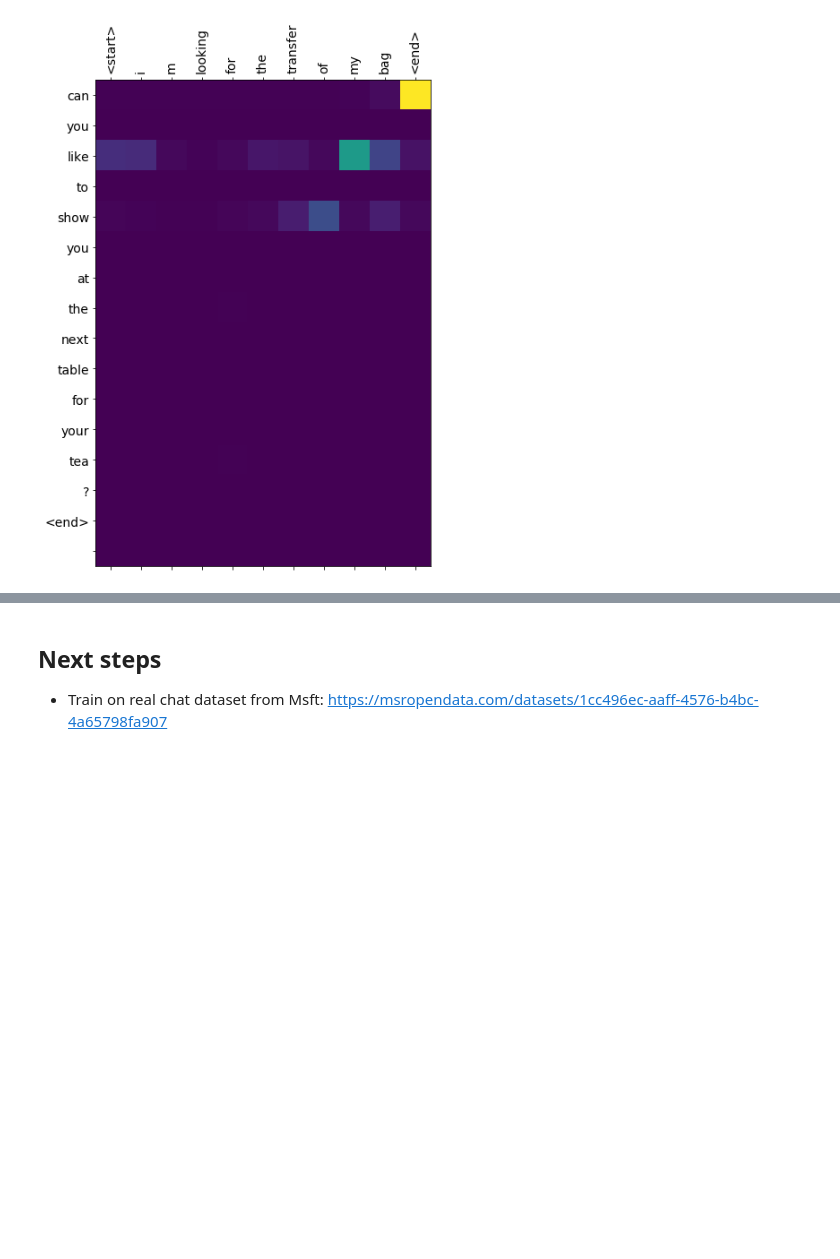
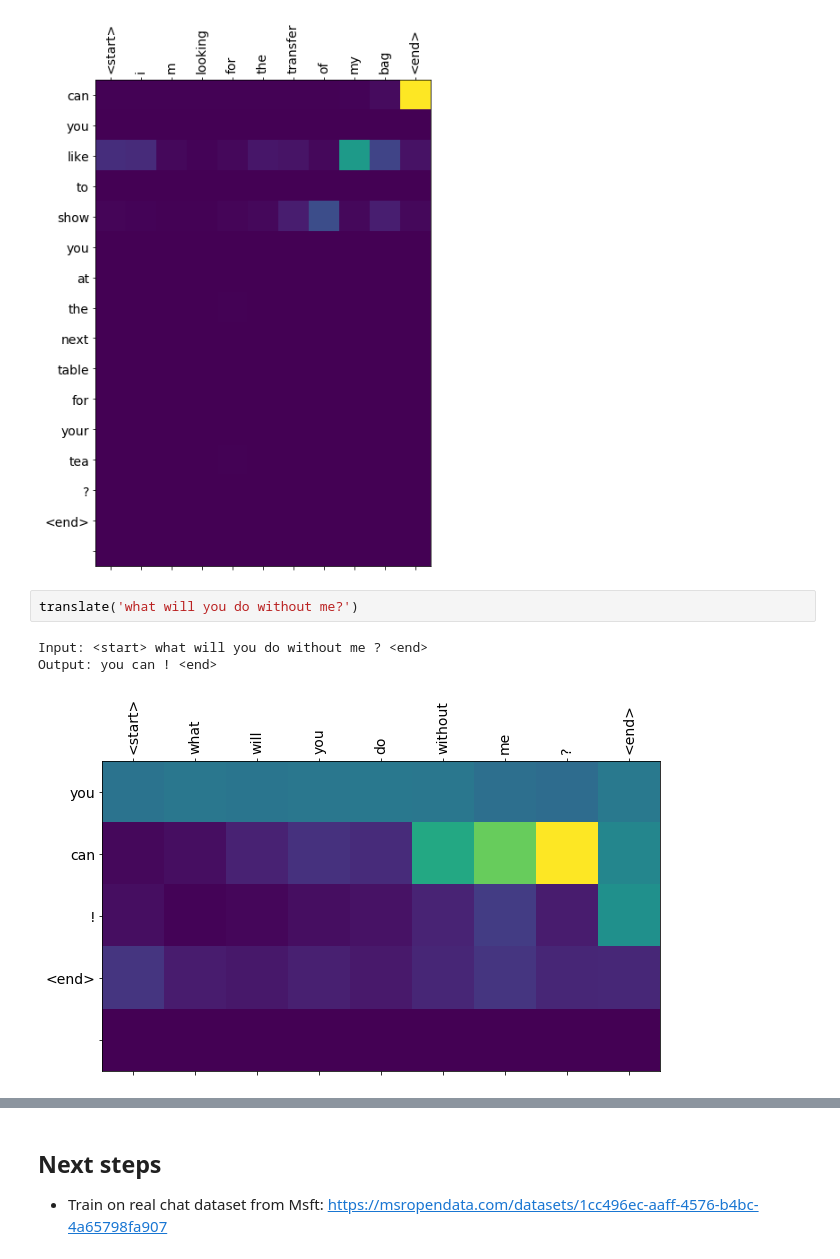
Before and after one commit to kumar-abhishek/handson-ml2, a Jupyter notebook: Chatbot_nmt_with_attention.ipynb, the cells around one changed output, grey strips where cells are left out. Drawn from its saved outputs; the diff is of its cells as text; blank space fills up the shorter version.

```diff
--- a/Chatbot_nmt_with_attention.ipynb
+++ b/Chatbot_nmt_with_attention.ipynb
@@ -664,3 +664,9 @@ translate('i m looking for the transfer of my bag ')
 Input: <start> i m looking for the transfer of my bag <end>
 Output: can you like to show you at the next table for your tea ? <end>
 [figure]
+# %%
+translate('what will you do without me?')
+# %% [output]
+Input: <start> what will you do without me ? <end>
+Output: you can ! <end>
+[figure, added]
```
Also changed, not shown: parts of 3 cells of this notebook.
